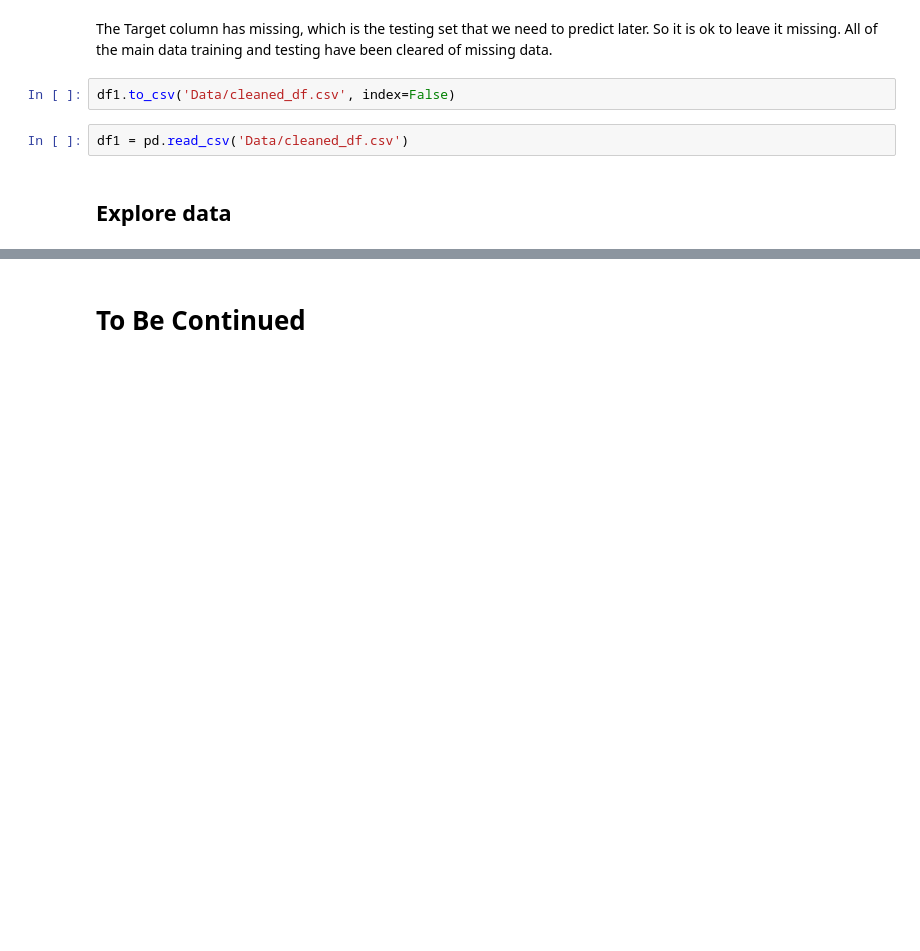
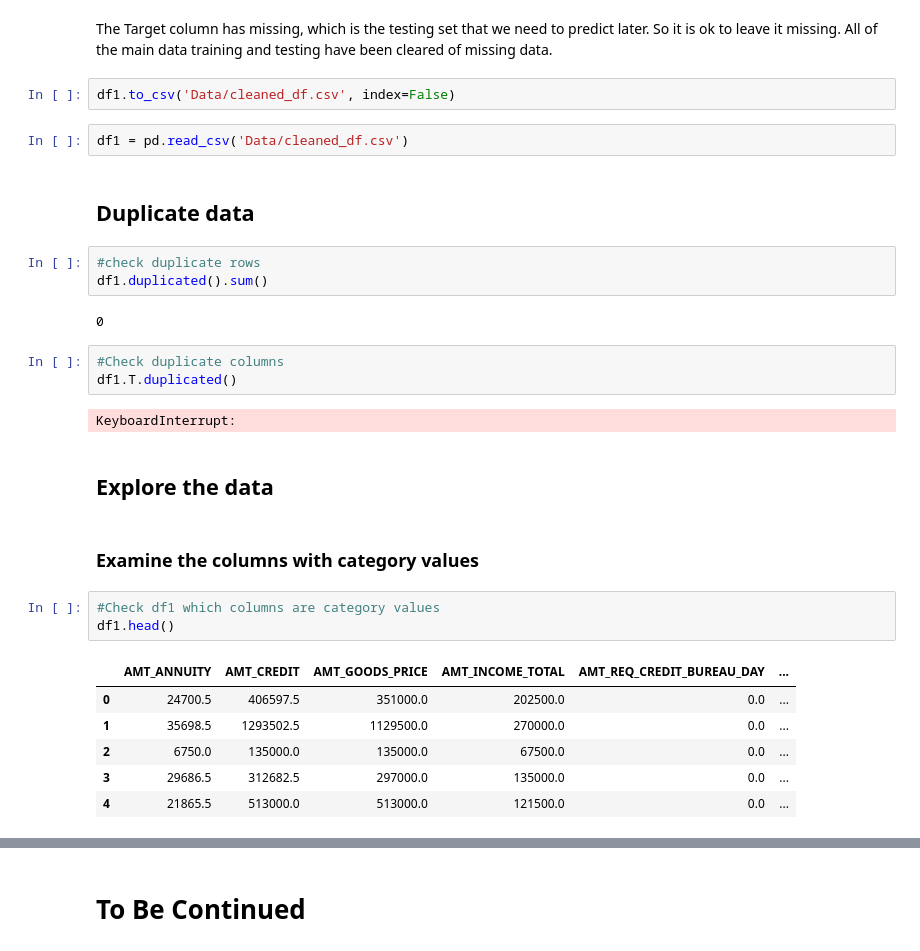
Before and after one commit to terrancexia/Home-Credit-Default-Risk-, a Jupyter notebook: Home Credit Default Risk.ipynb, the cells around one changed output, grey strips where cells are left out. Drawn from its saved outputs; the diff is of its cells as text; blank space fills up the shorter version.

```diff
--- a/Home Credit Default Risk.ipynb
+++ b/Home Credit Default Risk.ipynb
@@ -985,5 +985,29 @@ The Target column has missing, which is the testing set that we need to predict
 df1.to_csv('Data/cleaned_df.csv', index=False)
 # %%
 df1 = pd.read_csv('Data/cleaned_df.csv')
+# %% [markdown]
+## Duplicate data
+# %%
+#check duplicate rows
+df1.duplicated().sum()
+# %% [output]
+0
+# %%
+#Check duplicate columns
+df1.T.duplicated()
+# %% [output]
+KeyboardInterrupt:
 # %% [markdown]
-## Explore data
+## Explore the data
+# %% [markdown]
+### Examine the columns with category values
+# %%
+#Check df1 which columns are category values
+df1.head()
+# %% [output]
+|  | AMT_ANNUITY | AMT_CREDIT | AMT_GOODS_PRICE | AMT_INCOME_TOTAL | AMT_REQ_CREDIT_BUREAU_DAY | ... |
+| 0 | 24700.5 | 406597.5 | 351000.0 | 202500.0 | 0.0 | ... |
+| 1 | 35698.5 | 1293502.5 | 1129500.0 | 270000.0 | 0.0 | ... |
+| 2 | 6750.0 | 135000.0 | 135000.0 | 67500.0 | 0.0 | ... |
+| 3 | 29686.5 | 312682.5 | 297000.0 | 135000.0 | 0.0 | ... |
+| 4 | 21865.5 | 513000.0 | 513000.0 | 121500.0 | 0.0 | ... |
```
Also changed, not shown: parts of 15 cells of this notebook.
